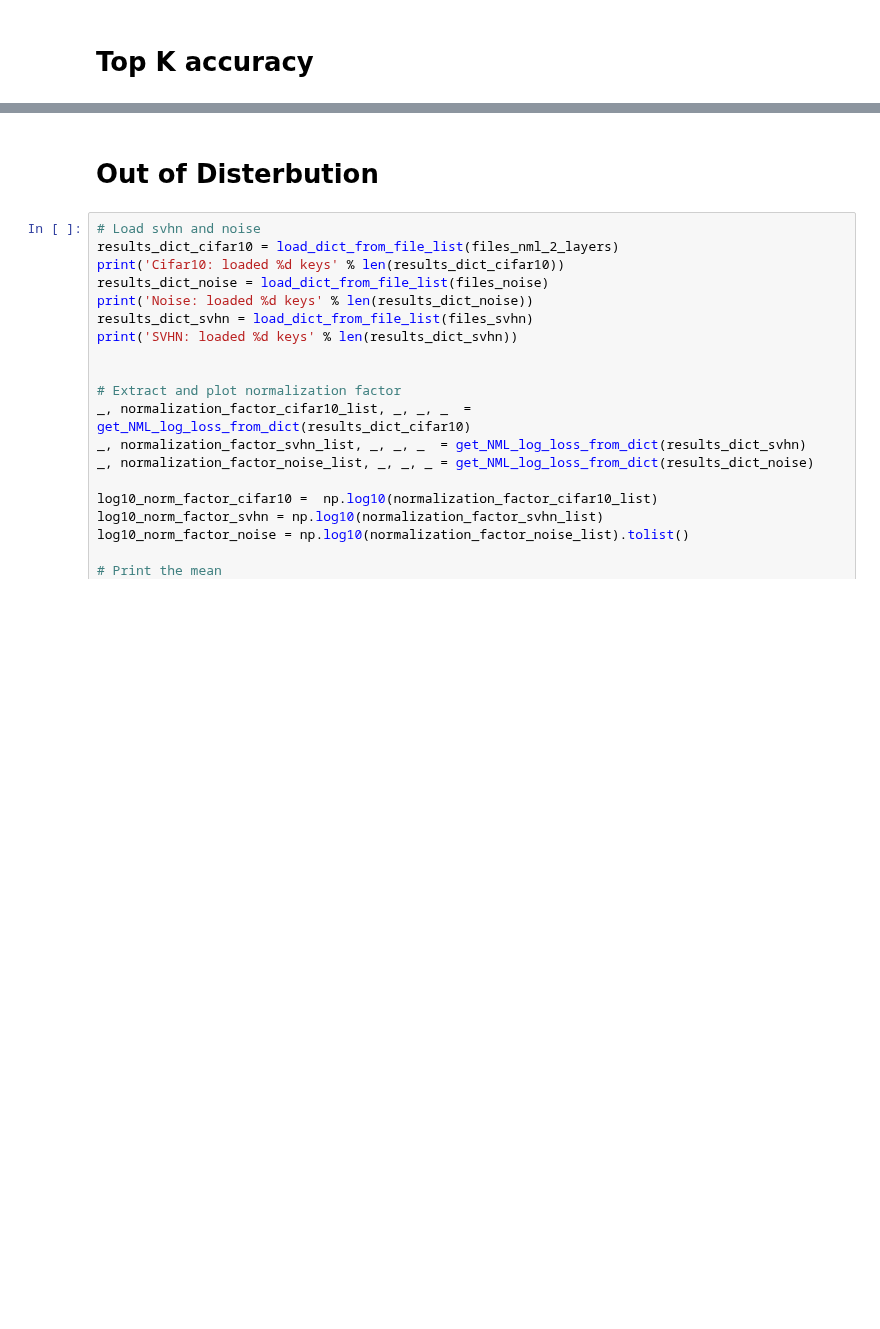
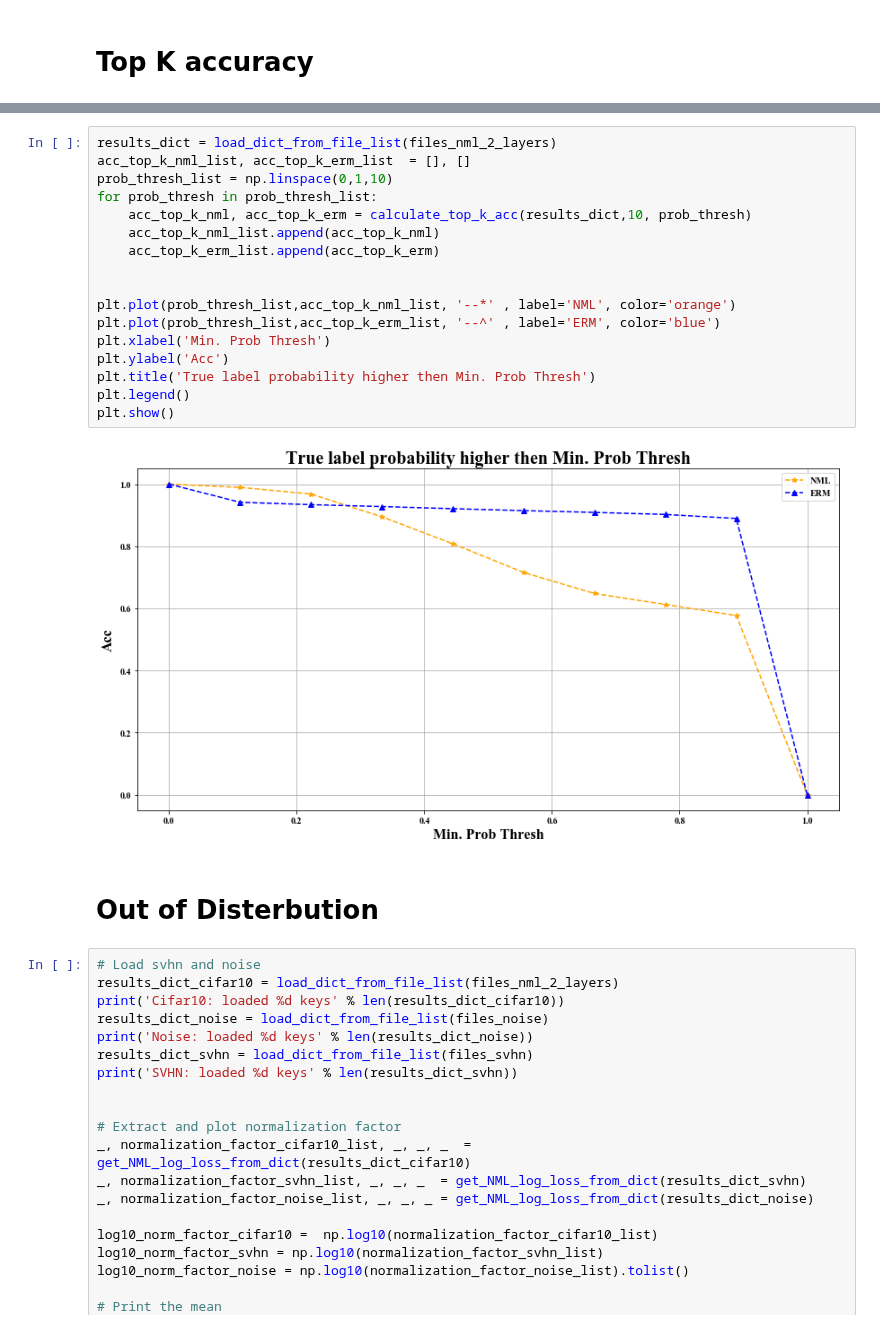
Before and after one commit to kobybibas/deep_pnml_experiments, a Jupyter notebook: src/analyze_results.ipynb, the cells around one changed output, grey strips where cells are left out. Drawn from its saved outputs; the diff is of its cells as text; blank space fills up the shorter version.

```diff
--- a/src/analyze_results.ipynb
+++ b/src/analyze_results.ipynb
@@ -187,3 +212,22 @@ plt.show()
+# %%
+results_dict = load_dict_from_file_list(files_nml_2_layers)
+acc_top_k_nml_list, acc_top_k_erm_list  = [], []
+prob_thresh_list = np.linspace(0,1,10)
+for prob_thresh in prob_thresh_list:
+    acc_top_k_nml, acc_top_k_erm = calculate_top_k_acc(results_dict,10, prob_thresh)
+    acc_top_k_nml_list.append(acc_top_k_nml)
+    acc_top_k_erm_list.append(acc_top_k_erm)
+
+
+plt.plot(prob_thresh_list,acc_top_k_nml_list, '--*' , label='NML', color='orange')
+plt.plot(prob_thresh_list,acc_top_k_erm_list, '--^' , label='ERM', color='blue')
+plt.xlabel('Min. Prob Thresh')
+plt.ylabel('Acc')
+plt.title('True label probability higher then Min. Prob Thresh')
+plt.legend()
+plt.show()
+# %% [output]
+[figure, added]
 # %% [markdown]
 # Out  of Disterbution
 # %%
```
Also changed, not shown: parts of 16 cells of this notebook, 2 other files.
